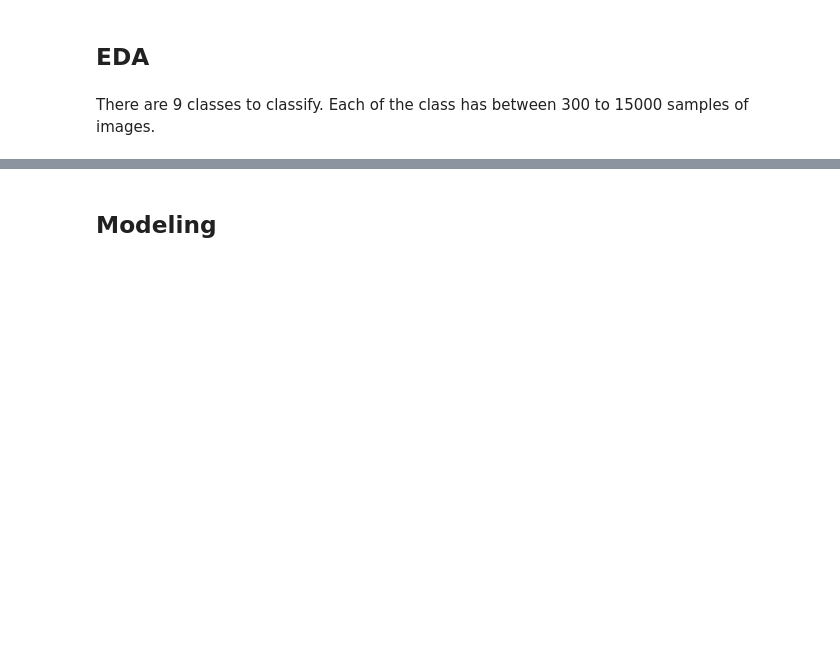
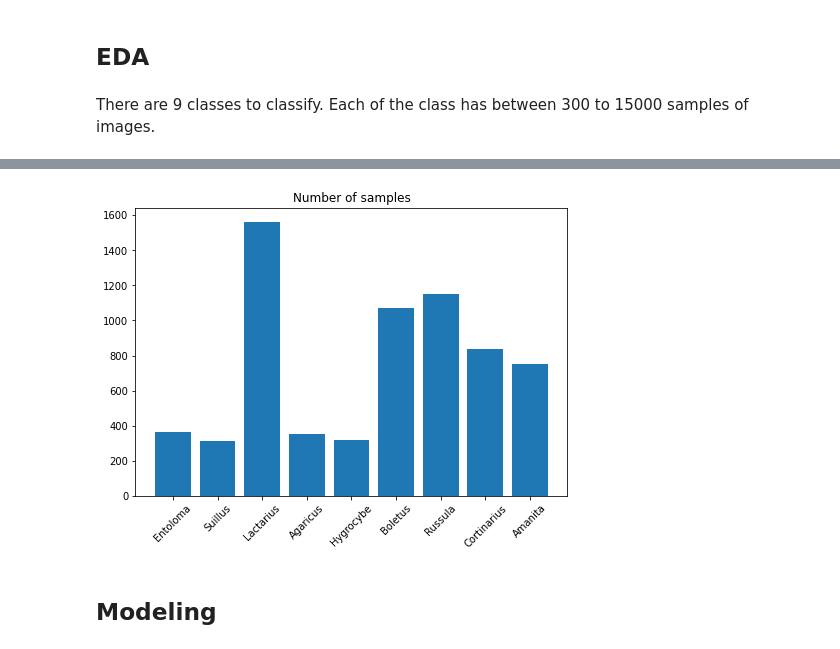
Before and after one commit to SyroQT/TC-255, a Jupyter notebook: 415.ipynb, the cells around one changed output, grey strips where cells are left out. Drawn from its saved outputs; the diff is of its cells as text; code cells hidden in the pictures; blank space fills up the shorter version.

```diff
--- a/415.ipynb
+++ b/415.ipynb
@@ -161,3 +163,18 @@ dls.show_batch()
+# %%
+fig = plt.figure()
+ax = fig.add_axes([0,0,1,1])
+
+types = os.listdir(path)
+number = []
+for sub in os.listdir(path):
+    number.append(len(os.listdir(path + "/" + sub)))
+
+ax.set_title('Number of samples')
+ax.bar(types, number)
+plt.xticks(rotation = 45)
+plt.show()
+# %% [output]
+[figure, added]
 # %% [markdown]
 ## Modeling
 # %%
```
Also changed, not shown: parts of 10 cells of this notebook.
